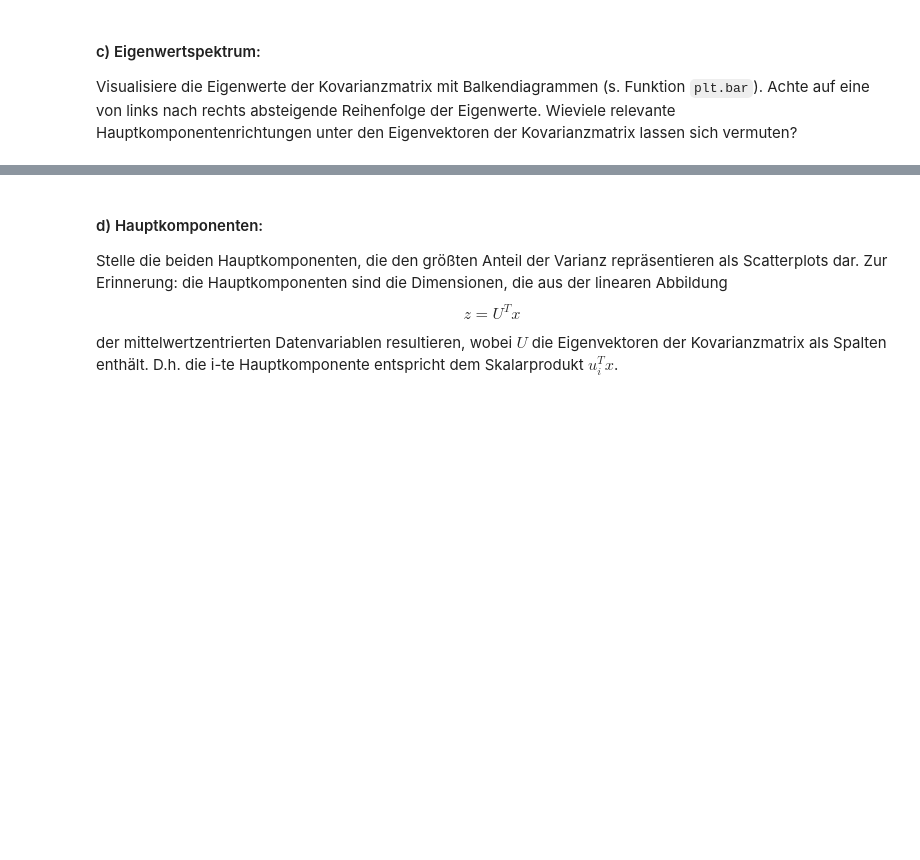
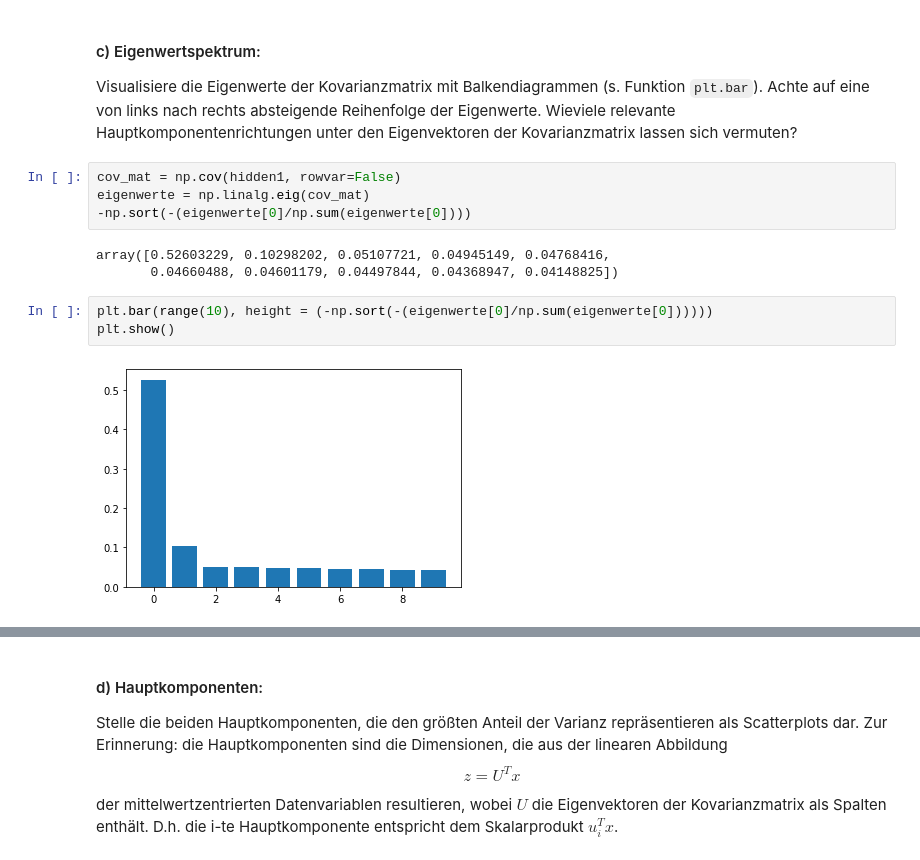
Before and after one commit to RMKruse/DataMiningInDerBioInf, a Jupyter notebook: uebung02/uebung02.ipynb, the cells around one changed output, grey strips where cells are left out. Drawn from its saved outputs; the diff is of its cells as text; blank space fills up the shorter version.

```diff
--- a/uebung02/uebung02.ipynb
+++ b/uebung02/uebung02.ipynb
@@ -266,3 +299,15 @@ Visualisiere jeweils zwei Dimensionen der Datenpunkte aus `hidden1.csv` mit `plt
 # %% [markdown]
 #### c)  Eigenwertspektrum:
 Visualisiere die Eigenwerte der Kovarianzmatrix mit Balkendiagrammen (s. Funktion `plt.bar`). Achte auf eine von links nach rechts absteigende Reihenfolge der Eigenwerte. Wieviele relevante Hauptkomponentenrichtungen unter den Eigenvektoren der Kovarianzmatrix lassen sich vermuten?
+# %%
+cov_mat = np.cov(hidden1, rowvar=False)
+eigenwerte = np.linalg.eig(cov_mat)
+-np.sort(-(eigenwerte[0]/np.sum(eigenwerte[0])))
+# %% [output]
+array([0.52603229, 0.10298202, 0.05107721, 0.04945149, 0.04768416,
+       0.04660488, 0.04601179, 0.04497844, 0.04368947, 0.04148825])
+# %%
+plt.bar(range(10), height = (-np.sort(-(eigenwerte[0]/np.sum(eigenwerte[0])))))
+plt.show()
+# %% [output]
+[figure, added]
```
Also changed, not shown: parts of 26 cells of this notebook.
